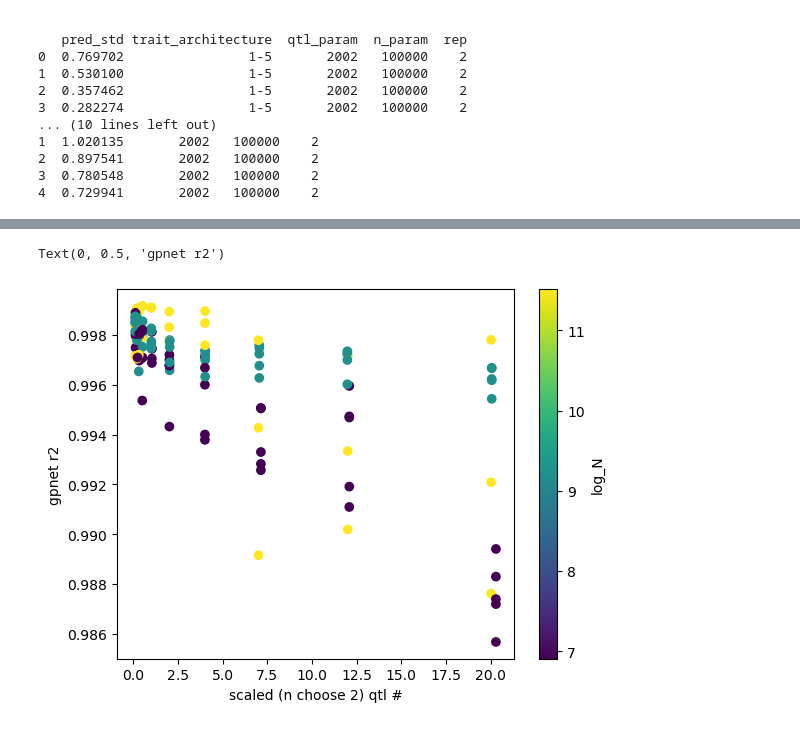
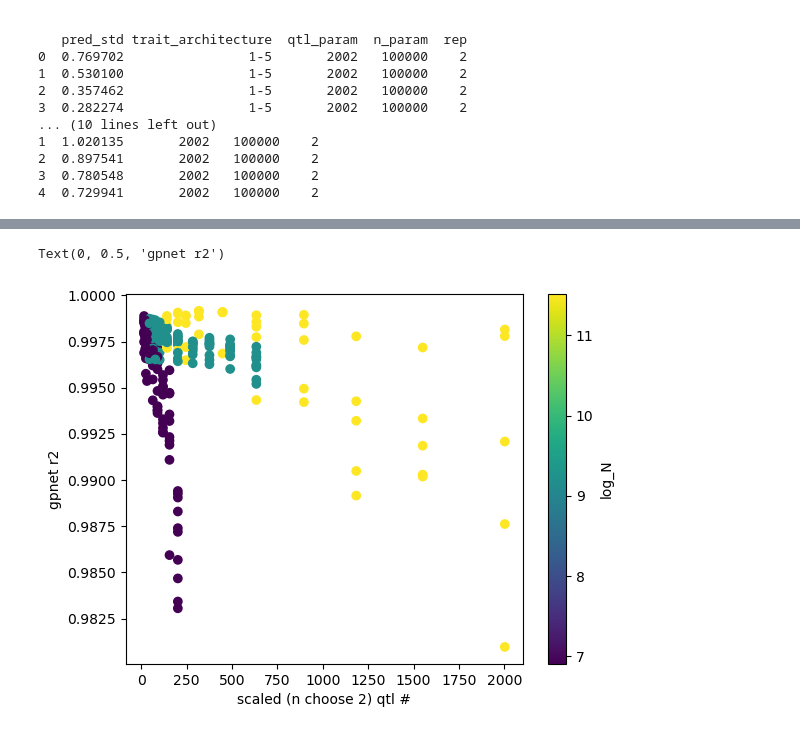
Before and after one commit to Arcadia-Science/2025-epistasis-dl-quantgen, a Jupyter notebook: workflow_sims/alphasimr_mini_snakemake/plot_models_neural.ipynb, the cells around one changed output, grey strips where cells are left out. Drawn from its saved outputs; the diff is of its cells as text; code cells hidden in the pictures.

Commit message:
final scaling param sweep

```diff
--- a/workflow_sims/alphasimr_mini_snakemake/plot_models_neural.ipynb
+++ b/workflow_sims/alphasimr_mini_snakemake/plot_models_neural.ipynb
@@ -464,10 +464,10 @@ for i, trait_num in enumerate(unique_traits):
 # %%
 trait1 = comparison_df[comparison_df['trait_number']==1]
-plt.scatter(trait1['scaled_qtl_n'], trait1['neural_correlation'], c=trait1['log_N'], cmap='viridis')
+plt.scatter(trait1['qtl_param'], trait1['neural_correlation'], c=trait1['log_N'], cmap='viridis')
 plt.colorbar( label='log_N')
 plt.grid(False)
 plt.xlabel('scaled (n choose 2) qtl #')
 plt.ylabel('gpnet r2')
 # %% [output]
 Text(0, 0.5, 'gpnet r2')
-[figure, old version]
+[figure, new version]
```
Also changed, not shown: parts of 4 cells of this notebook, 2 other files.
